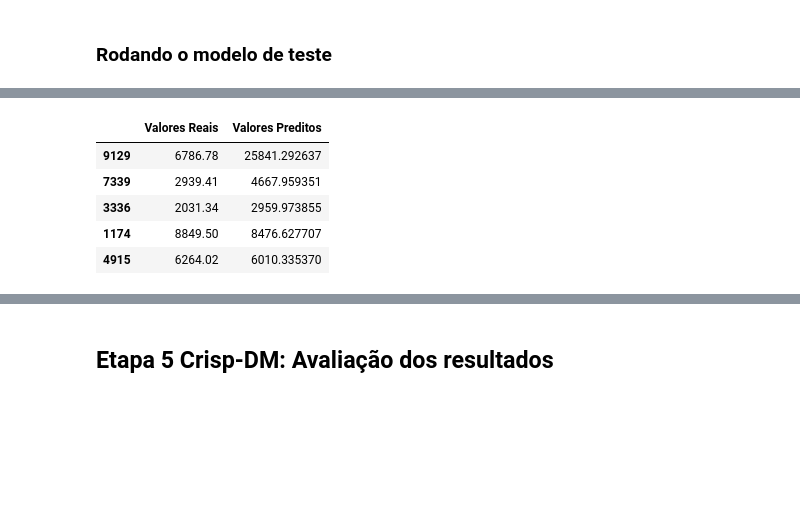
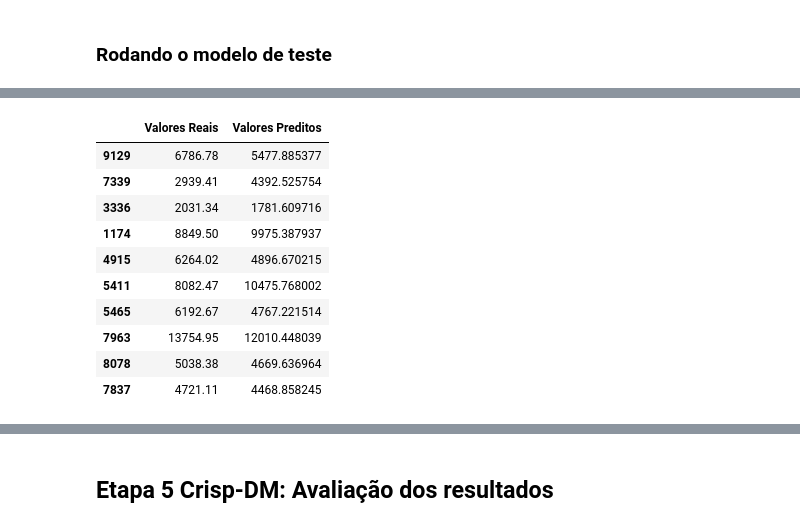
Before and after one commit to crikactba/PrevisaoRenda, a Jupyter notebook: Projeto 2.ipynb, the cells around one changed output, grey strips where cells are left out. Drawn from its saved outputs; the diff is of its cells as text; code cells hidden in the pictures; blank space fills up the shorter version.

```diff
--- a/Projeto 2.ipynb
+++ b/Projeto 2.ipynb
@@ -349,7 +351,7 @@ renda['possui_filhos'] = renda['qtd_filhos'] != 0
 # %% [markdown]
  Transformando todas as variaveis categorias em dummies:
 # %%
-renda = pd.get_dummies(renda, columns=['sexo', 'tipo_renda', 'educacao', 'tipo_residencia', 'estado_civil','possui_filhos'])
+renda = pd.get_dummies(renda, columns=['sexo', 'tipo_renda', 'educacao', 'tipo_residencia', 'estado_civil','possui_filhos','perfil_renda'])
 renda
 # %% [output]
 |  | posse_de_veiculo | posse_de_imovel | qtd_filhos | idade | tempo_emprego | qt_pessoas_residencia | renda | ... |
@@ -431,6 +433,6 @@ R² do modelo 2: 67.97%
 ### Rodando o modelo de teste
 # %%
 # Modelo de teste
-modelo3 = RandomForestRegressor (max_depth=8, min_samples_leaf=20, n_estimators=10)
+modelo3 = RandomForestRegressor (max_depth=8, n_estimators=20)
 modelo3.fit(X_test, y_test)
 # %% [output]
@@ -449,11 +451,16 @@ R² de teste é: 38.78%
 # %%
 df_avaliacao = pd.DataFrame({'Valores Reais':y_test, 'Valores Preditos':y_pred })
-df_avaliacao.head()
+df_avaliacao.head(10)
 # %% [output]
 |  | Valores Reais | Valores Preditos |
-| 9129 | 6786.78 | 25841.292637 |
-| 7339 | 2939.41 | 4667.959351 |
-| 3336 | 2031.34 | 2959.973855 |
-| 1174 | 8849.50 | 8476.627707 |
-| 4915 | 6264.02 | 6010.335370 |
+| 9129 | 6786.78 | 5477.885377 |
+| 7339 | 2939.41 | 4392.525754 |
+| 3336 | 2031.34 | 1781.609716 |
+| 1174 | 8849.50 | 9975.387937 |
+| 4915 | 6264.02 | 4896.670215 |
+| 5411 | 8082.47 | 10475.768002 |
+| 5465 | 6192.67 | 4767.221514 |
+| 7963 | 13754.95 | 12010.448039 |
+| 8078 | 5038.38 | 4669.636964 |
+| 7837 | 4721.11 | 4468.858245 |
 # %%
```
Also changed, not shown: parts of 13 cells of this notebook.
